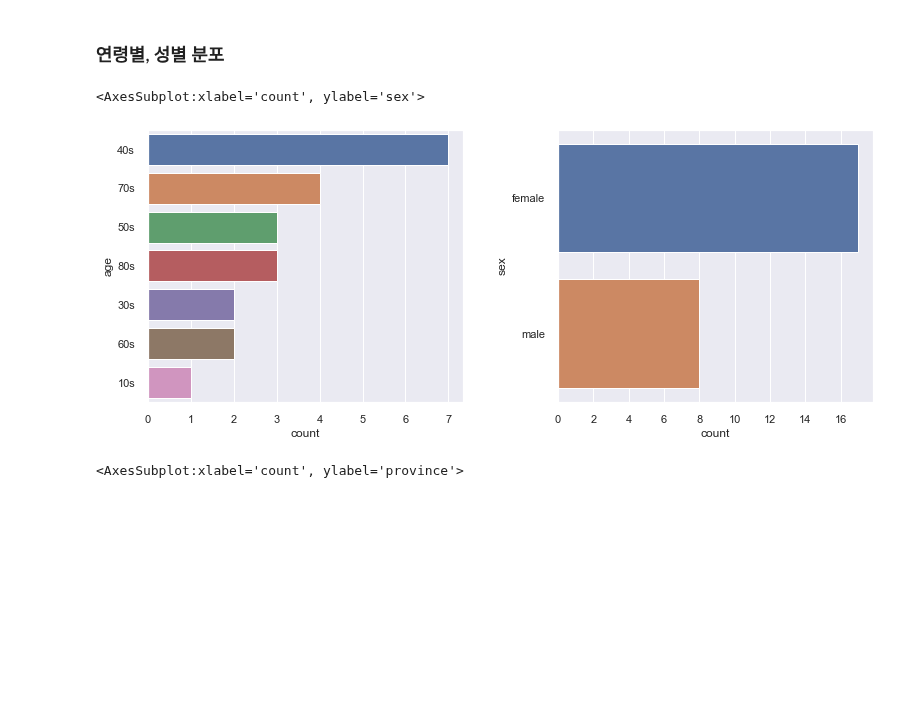
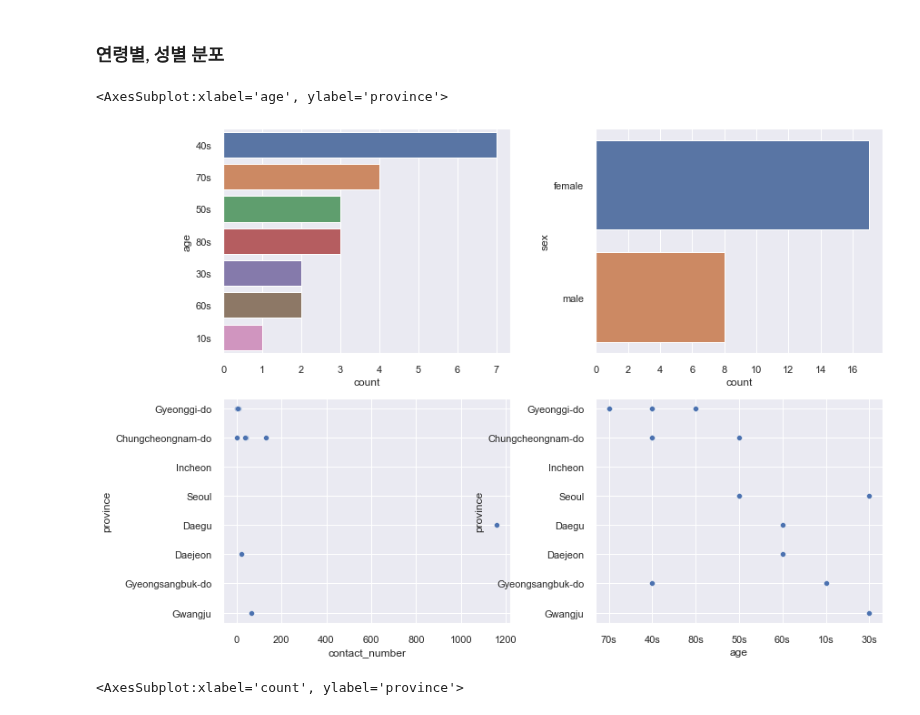
Before and after one commit to zzozzo/Datathon, a Jupyter notebook: DS_covid19.ipynb, the cells around one changed output. Saved outputs shown, nothing was run; the diff lists cells and outputs as text; code cells hidden in the pictures; blank space fills up the shorter version.

```diff
--- a/DS_covid19.ipynb
+++ b/DS_covid19.ipynb
@@ -239,0 +254,11 @@ plt.show()
+# %%
+# 환자 아이디별로 얼마나 많은 수의 타인을 감염시켰는지 확인하였다.
+
+infected_by_df = pd.DataFrame(infected_by)
+
+infected_by = PI_df['infected_by'].value_counts()
+infected_by_list = list(infected_by) # 리스트 형으로 변환
+
+df2 = pd.DataFrame(infected_by_list) # 변환된 리스트형을 데이터 프레임으로
+df2.columns = ['infected_by_sum']    # 컬럼명 변경
+df2
@@ -372,26 +414,32 @@ data_sample_1.head()
 # %%
 # 연령 데이터
 g = data_sample_1.groupby(['age'])['patient_id'].count()
 g = g.reset_index()
 g.rename(columns = {'patient_id':'count'}, inplace = True)
 g = g.sort_values('count', ascending = False)
 
 # 성별 데이터
 g2 = data_sample_1.groupby(['sex'])['patient_id'].count()
 g2 = g2.reset_index()
 g2.rename(columns = {'patient_id':'count'}, inplace = True)
 g2 = g2.sort_values('count', ascending = False)
 
-fig = plt.figure(figsize = (13,5))
+
+fig = plt.figure(figsize = (13,10))
 fig.subplots_adjust(wspace=0.3)
-area01 = fig.add_subplot(1, 2, 1)
-area02 = fig.add_subplot(1, 2, 2)
+area01 = fig.add_subplot(2, 2, 1)
+area02 = fig.add_subplot(2, 2, 2)
+area03 = fig.add_subplot(2, 2, 3)
+area04 = fig.add_subplot(2, 2, 4)
 
 sns.barplot(y = 'age', x= 'count', data = g, ax=area01)
 sns.barplot(y = 'sex', x= 'count', data = g2, ax=area02)
+
+sns.scatterplot(x = 'contact_number', y = 'province', data=data_sample_1, ax=area03)
+sns.scatterplot(x = 'age', y = 'province', data=data_sample_1, ax=area04)
 # %% [output]
-<AxesSubplot:xlabel='count', ylabel='sex'>
+<AxesSubplot:xlabel='age', ylabel='province'>
-[figure, old version]
+[figure, new version]
 # %%
 g = data_sample_1.groupby(['province'])['patient_id'].count()
 g = g.reset_index()
```
Also changed, not shown: parts of 22 cells of this notebook.
